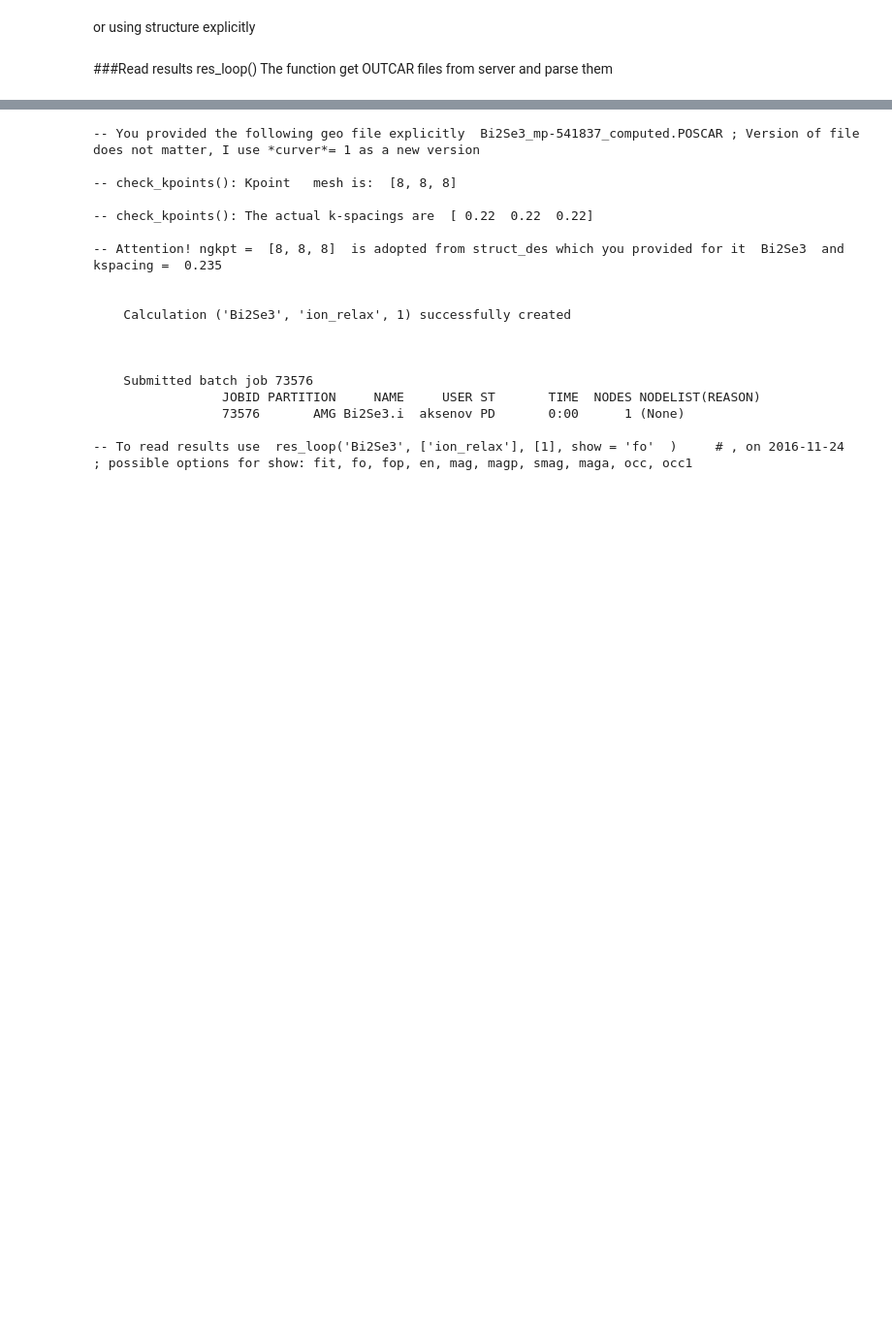
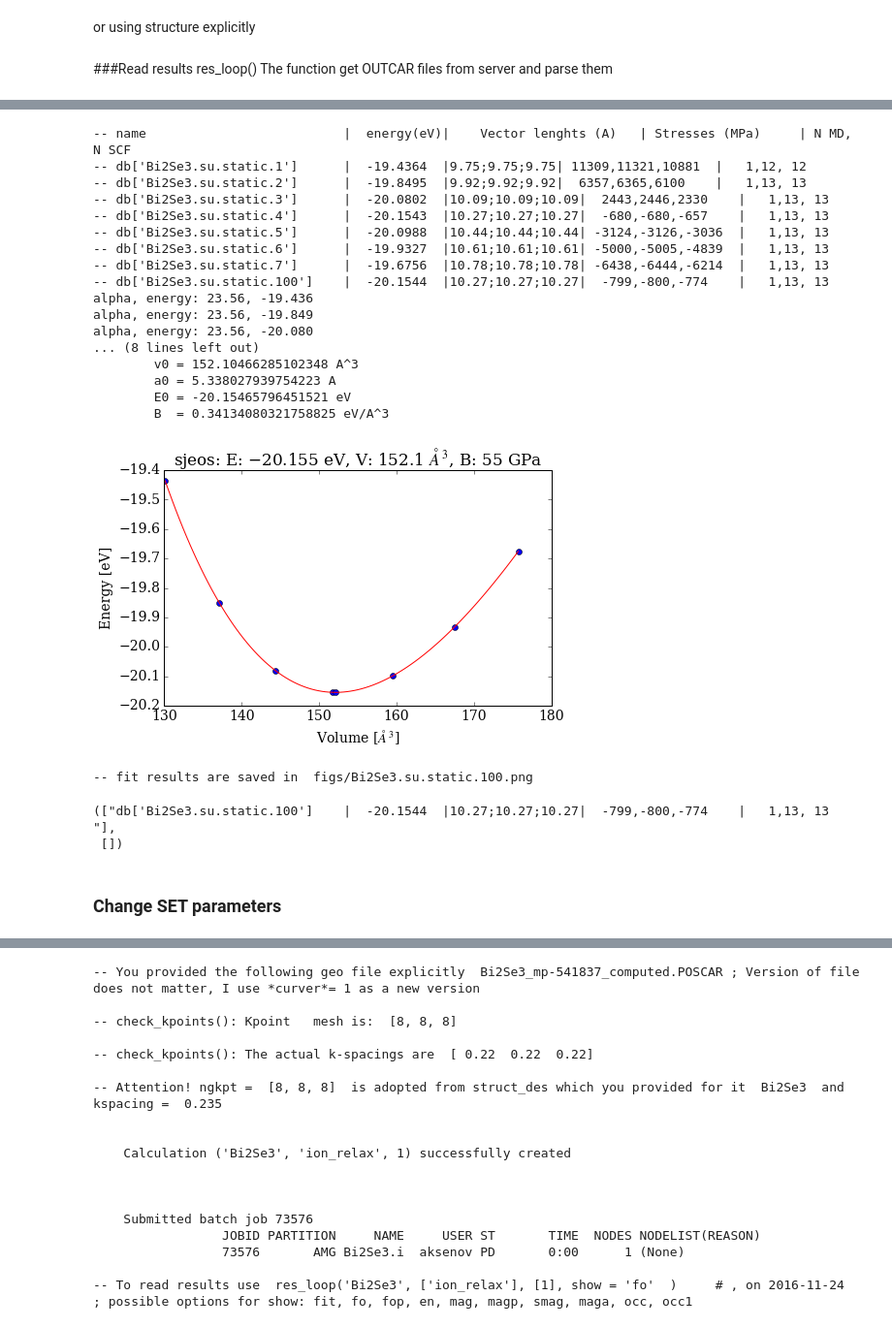
Before and after one commit to dimonaks/siman, a Jupyter notebook: tutorials/create_vasp_calculation.ipynb, the cells around one changed output, grey strips where cells are left out. Shown at 97% size. Drawn from its saved outputs; the diff is of its cells as text; code cells hidden in the pictures; blank space fills up the shorter version.

```diff
--- a/tutorials/create_vasp_calculation.ipynb
+++ b/tutorials/create_vasp_calculation.ipynb
@@ -78,3 +133,29 @@ header.varset['static'].printme()
+# %%
+res('Bi2Se3.su', 'static', list(range(1,8))+[100], up = 'up', show = 'fit', analys_type = 'fit_a')
+# %% [output]
+-- name                          |  energy(eV)|    Vector lenghts (A)   | Stresses (MPa)     | N MD, N SCF
+-- db['Bi2Se3.su.static.1']      |  -19.4364  |9.75;9.75;9.75| 11309,11321,10881  |   1,12, 12
+-- db['Bi2Se3.su.static.2']      |  -19.8495  |9.92;9.92;9.92|  6357,6365,6100    |   1,13, 13
+-- db['Bi2Se3.su.static.3']      |  -20.0802  |10.09;10.09;10.09|  2443,2446,2330    |   1,13, 13
+-- db['Bi2Se3.su.static.4']      |  -20.1543  |10.27;10.27;10.27|  -680,-680,-657    |   1,13, 13
+-- db['Bi2Se3.su.static.5']      |  -20.0988  |10.44;10.44;10.44| -3124,-3126,-3036  |   1,13, 13
+-- db['Bi2Se3.su.static.6']      |  -19.9327  |10.61;10.61;10.61| -5000,-5005,-4839  |   1,13, 13
+-- db['Bi2Se3.su.static.7']      |  -19.6756  |10.78;10.78;10.78| -6438,-6444,-6214  |   1,13, 13
+-- db['Bi2Se3.su.static.100']    |  -20.1544  |10.27;10.27;10.27|  -799,-800,-774    |   1,13, 13
+alpha, energy: 23.56, -19.436
+alpha, energy: 23.56, -19.849
+alpha, energy: 23.56, -20.080
+... (8 lines left out)
+        v0 = 152.10466285102348 A^3
+        a0 = 5.338027939754223 A
+        E0 = -20.15465796451521 eV
+        B  = 0.34134080321758825 eV/A^3
+[figure, added]
+-- fit results are saved in  figs/Bi2Se3.su.static.100.png
+(["db['Bi2Se3.su.static.100']    |  -20.1544  |10.27;10.27;10.27|  -799,-800,-774    |   1,13, 13   "],
+ [])
+# %% [markdown]
+### Change SET parameters
 # %%
 read_vasp_sets([('ion_relax', 'static', {'ISIF':2, 'NSW':20, 'EDIFFG':-0.025}, 'override')]) #new set 'ion_relax' from 'static' with 'NSW' = 20
 print('NSW = ', header.varset['ion_relax'].vasp_params['NSW'])
```
Also changed, not shown: parts of 25 cells of this notebook, 56 other files.
